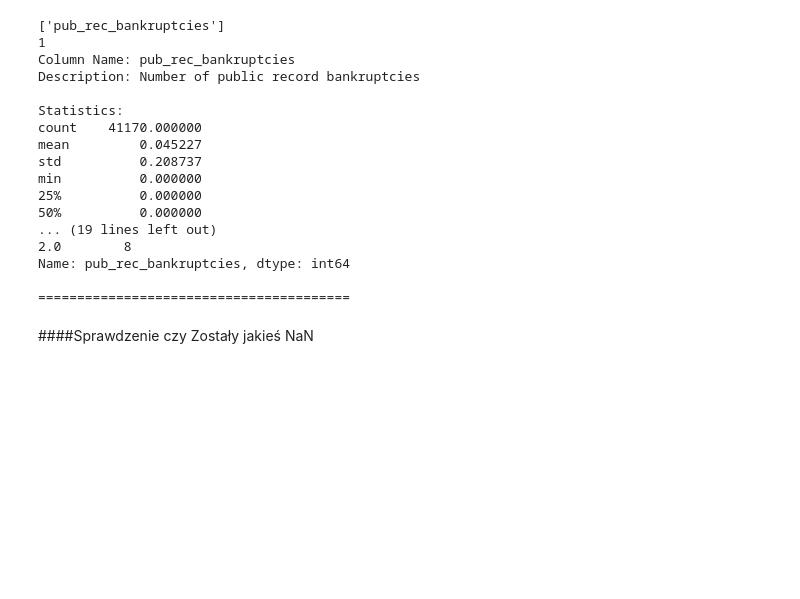
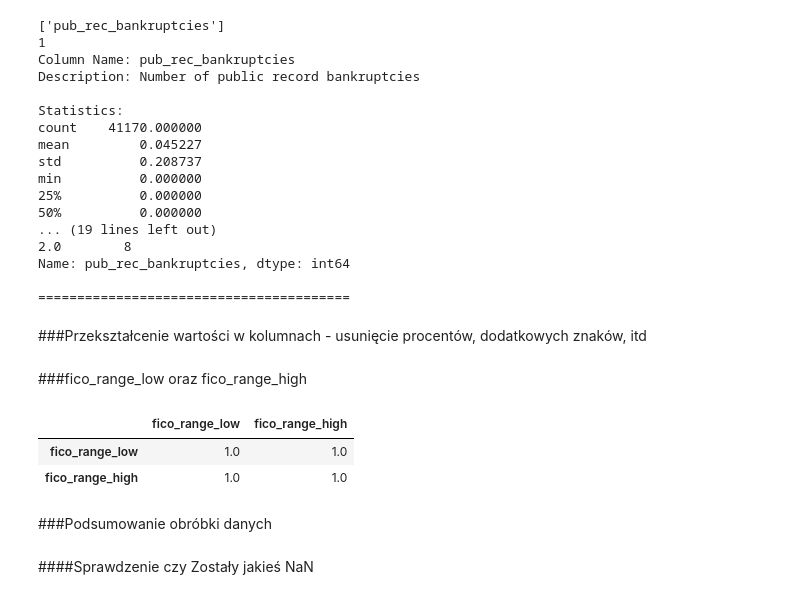
Before and after one commit to Hubert26/machine-learning, a Jupyter notebook: project_hubert_szewczyk.ipynb, the cells around one changed output. Cells and saved outputs as stored; diff of their text form; code cells hidden in the pictures; blank space fills up the shorter version.

```diff
--- a/project_hubert_szewczyk.ipynb
+++ b/project_hubert_szewczyk.ipynb
@@ -412,3 +399,5 @@ min          0.000000
 Name: pub_rec_bankruptcies, dtype: int64
 
 ========================================
+# %% [markdown]
+###Przekształcenie wartości w kolumnach - usunięcie procentów, dodatkowych znaków, itd
@@ -414,0 +419,8 @@ Name: pub_rec_bankruptcies, dtype: int64
+# %% [markdown]
+###fico_range_low oraz fico_range_high
+# %%
+df[['fico_range_low','fico_range_high']].corr()
+# %% [output]
+|  | fico_range_low | fico_range_high |
+| fico_range_low | 1.0 | 1.0 |
+| fico_range_high | 1.0 | 1.0 |
@@ -415,3 +431,5 @@ Name: pub_rec_bankruptcies, dtype: int64
+# %% [markdown]
+###Podsumowanie obróbki danych
 # %% [markdown]
 ####Sprawdzenie czy Zostały jakieś NaN
 # %%
```
Also changed, not shown: parts of 21 cells of this notebook.
